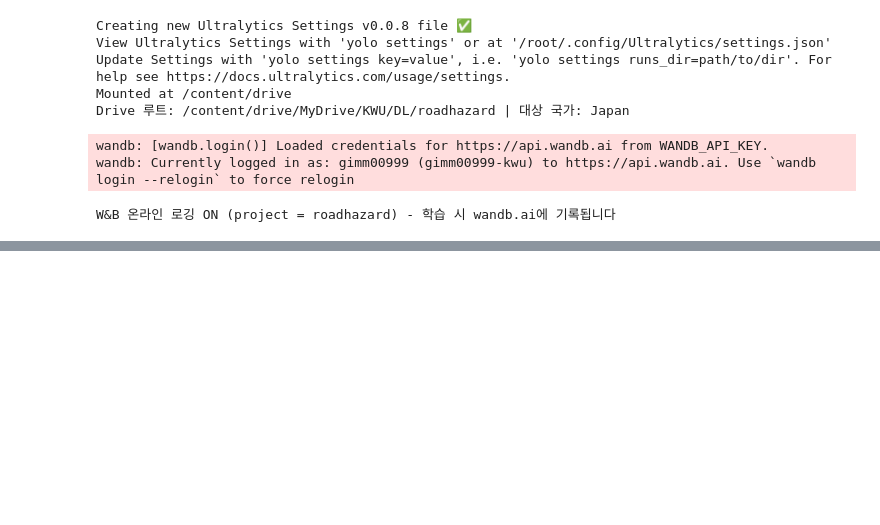
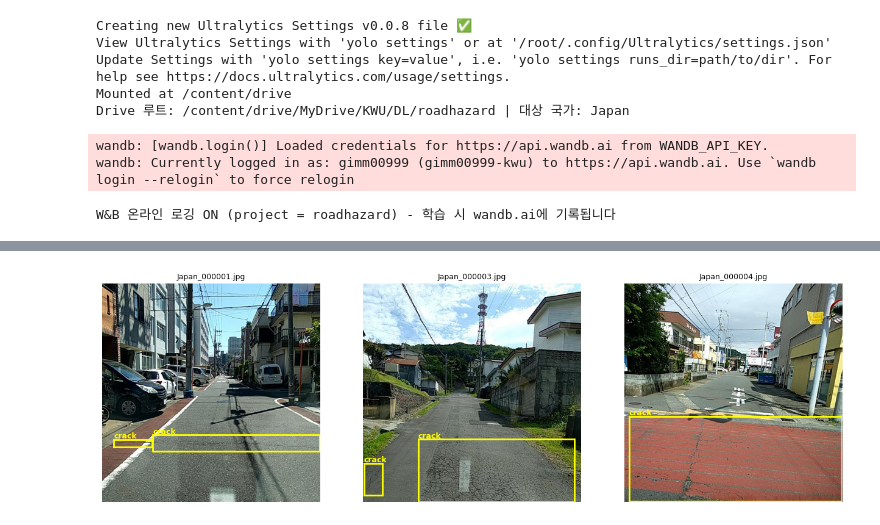
Before and after one commit to hjiwoong/DL, a Jupyter notebook: day23_practice2_YOLO학습.ipynb, the cells around one changed output, grey strips where cells are left out. Drawn from its saved outputs; the diff is of its cells as text; code cells hidden in the pictures; blank space fills up the shorter version.

```diff
--- a/day23_practice2_YOLO학습.ipynb
+++ b/day23_practice2_YOLO학습.ipynb
@@ -220,0 +272,9 @@ Japan.zip 드라이브 캐시 완료 - 다음 실행부터 다운로드 생략
+# %%
+# 셀 7. 라벨 시각화 검증 (통합 데이터셋) - 학습 직전 최종 확인
+_imgs = sorted(glob.glob(f"{LOCAL_TRAIN}/images/train/*.jpg"))[:3] # 통합 train 앞 3장
+fig, axes = plt.subplots(1, 3, figsize=(13, 4))
+for ax, ip in zip(axes, _imgs):
+  _draw(ax, ip, FINAL_CLASSES)
+plt.tight_layout(); plt.show()
+# %% [output]
+[figure, added]
```
Also changed, not shown: parts of 10 cells of this notebook.
